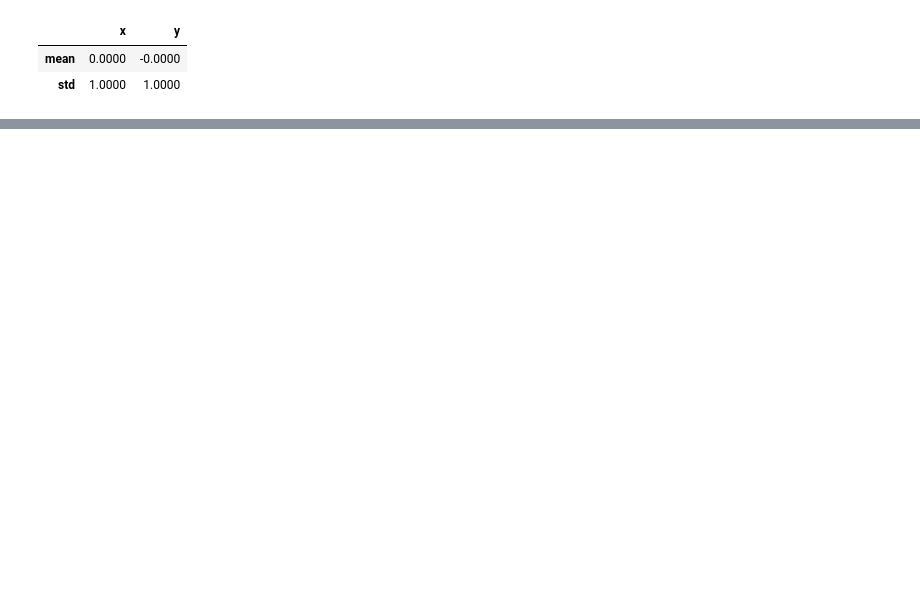
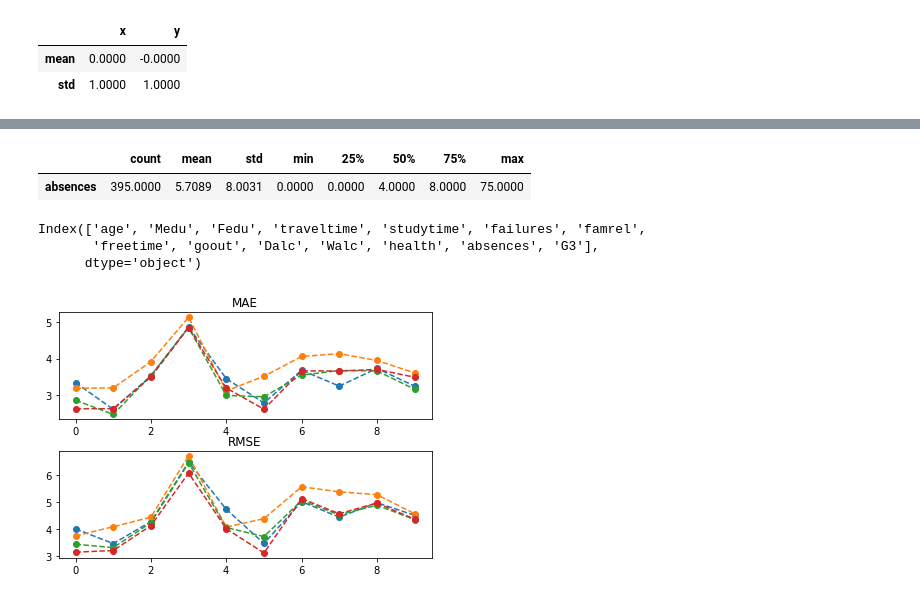
Before and after one commit to christina-go/machine_learning, a Jupyter notebook: ML Python CH7.ipynb, the cells around one changed output, grey strips where cells are left out. Cells and saved outputs as stored; diff of their text form; code cells hidden in the pictures; blank space fills up the shorter version.

```diff
--- a/ML Python CH7.ipynb
+++ b/ML Python CH7.ipynb
@@ -393,0 +394,62 @@ array([[17.0989],
+# %%
+raw_loc = 'data/student/student-mat.csv'
+
+df = pd.read_csv(raw_loc, sep=';')
+df = df.drop(columns=['G1', 'G2']).select_dtypes(include=['number'])
+df.to_csv('portuguese_student_numeric.csv', index=False)
+
+
+student_df = pd.read_csv('data/student/portuguese_student_numeric.csv')
+display(student_df[['absences']].describe().T)
+# %% [output]
+|  | count | mean | std | min | 25% | 50% | 75% | max |
+| absences | 395.0000 | 5.7089 | 8.0031 | 0.0000 | 0.0000 | 4.0000 | 8.0000 | 75.0000 |
+# %%
+student_df.columns
+# %% [output]
+Index(['age', 'Medu', 'Fedu', 'traveltime', 'studytime', 'failures', 'famrel',
+       'freetime', 'goout', 'Dalc', 'Walc', 'health', 'absences', 'G3'],
+      dtype='object')
+# %%
+student_ftrs = student_df[student_df.columns[:-1]]
+student_tgt = student_df['G3']
+# %%
+scaler = skpre.StandardScaler()
+
+lr = linear_model.LinearRegression()
+knn_3 = neighbors.KNeighborsRegressor(n_neighbors = 3)
+knn_10 = neighbors.KNeighborsRegressor(n_neighbors = 10)
+
+std_lr_pipe = pipeline.make_pipeline(scaler, lr)
+std_knn3_pipe = pipeline.make_pipeline(scaler, knn_3)
+std_knn10_pipe = pipeline.make_pipeline(scaler, knn_10)
+
+# mean with/without Standardization should give same results
+regressors = {'baseline' : dummy.DummyRegressor(strategy='mean'),
+              'std_knn3' : std_knn3_pipe,
+              'std_knn10' : std_knn10_pipe,
+              'std_lr' : std_lr_pipe}
+
+msrs = {'MAE' : metrics.make_scorer(metrics.mean_absolute_error),
+        'RMSE' : metrics.make_scorer(rms_error)}
+
+fig, axes = plt.subplots(2, 1, figsize=(6, 4))
+fig.tight_layout()
+
+for mod_name, model in regressors.items():
+    cv_results = skms.cross_validate(model,
+                                     student_ftrs, student_tgt,
+                                     scoring = msrs, cv=10)
+
+    for ax, msr in zip(axes, msrs):
+        msr_results = cv_results["test_" + msr]
+        my_lbl = "{:12s} {:.3f} {:.2f}".format(mod_name,
+                                              msr_results.mean(),
+                                              msr_results.std())
+
+        ax.plot(msr_results, 'o--', label=my_lbl)
+        ax.set_title(msr)
+
+        #ax.legend() #uncommon for summary stats
+# %% [output]
+[figure, added]
```
Also changed, not shown: parts of 9 cells of this notebook, 3 other files.
